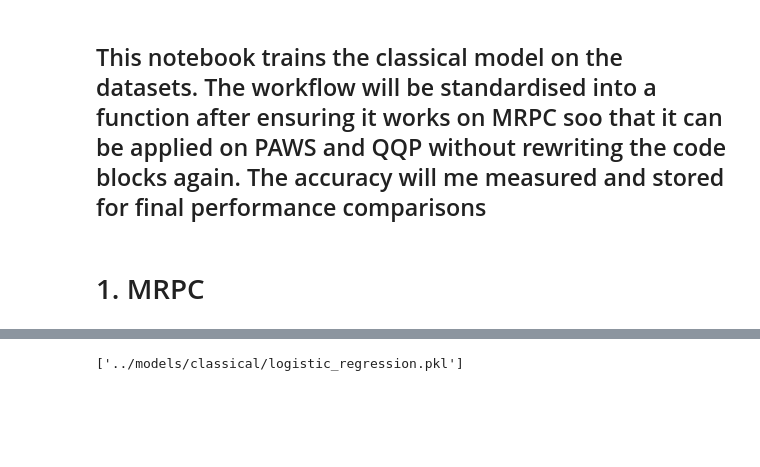
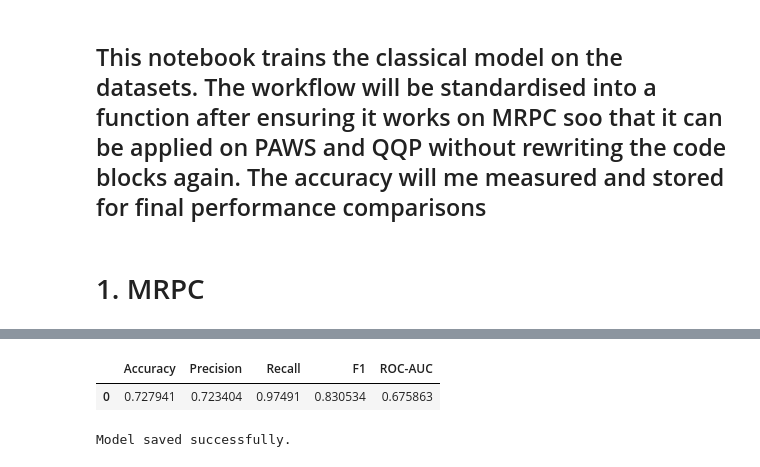
Before and after one commit to bevanmathewc/Paraphrase-Detection-Generation, a Jupyter notebook: notebooks/Untitled.ipynb, the cells around one changed output, grey strips where cells are left out. Cells and saved outputs as stored; diff of their text form; code cells hidden in the pictures; blank space fills up the shorter version.

```diff
--- a/notebooks/Untitled.ipynb
+++ b/notebooks/Untitled.ipynb
@@ -191,13 +224,25 @@ metrics.to_csv(
 # %%
 #Saving the predictions
 predictions = validation.copy()
 predictions["prediction"] = validation_predictions
 predictions["probability"] = validation_probabilities
 
 predictions.to_csv(
     "../results/predictions/mrpc_predictions.csv",
     index=False
 )
+
+metrics_df = pd.DataFrame([metrics])
+
+metrics_df.to_csv(
+    "../results/metrics/mrpc_logreg_metrics.csv",
+    index=False
+)
+
+metrics_df
+# %% [output]
+|  | Accuracy | Precision | Recall | F1 | ROC-AUC |
+| 0 | 0.727941 | 0.723404 | 0.97491 | 0.830534 | 0.675863 |
 # %%
 #Saving the model
 Path("../models/classical").mkdir(
@@ -205,16 +250,15 @@ Path("../models/classical").mkdir(
     exist_ok=True
 )
 
-joblib.dump(
+save_classical_model(
+    model,
     vectorizer,
+    "../models/classical/logistic_regression.pkl",
     "../models/classical/tfidf_vectorizer.pkl"
 )
 
-joblib.dump(
-    model,
-    "../models/classical/logistic_regression.pkl"
-)
+print("Model saved successfully.")
 # %% [output]
-['../models/classical/logistic_regression.pkl']
+Model saved successfully.
 # %%
 #Error Analysis
```
Also changed, not shown: parts of 17 cells of this notebook, 6 other files.
